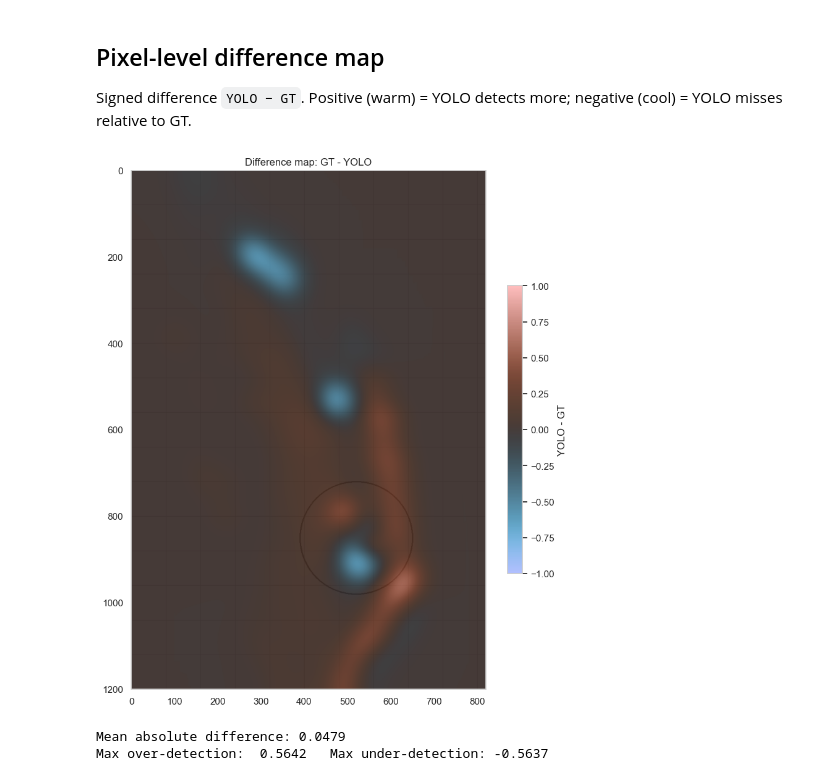
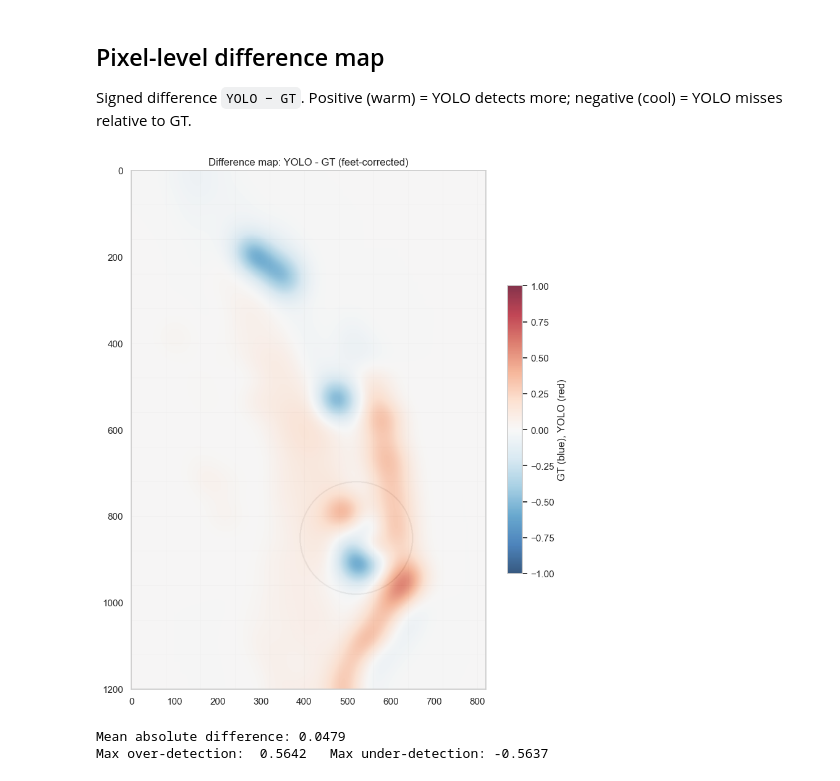
Before and after one commit to kcholyshere/Mall-heatmap, a Jupyter notebook: notebooks/06_ground_truth_validation.ipynb, the cells around one changed output. Saved outputs shown, nothing was run; the diff lists cells and outputs as text; code cells hidden in the pictures.

```diff
--- a/notebooks/06_ground_truth_validation.ipynb
+++ b/notebooks/06_ground_truth_validation.ipynb
@@ -143,20 +143,20 @@ negative (cool) = YOLO misses relative to GT.
 # %%
 diff = heatmap_yolo - heatmap_gt
 
 fig, ax = plt.subplots(figsize=(8, 12))
 ax.imshow(make_floor_canvas(), extent=[0, FLOOR_W, FLOOR_H, 0])
 im = ax.imshow(diff, extent=[0, FLOOR_W, FLOOR_H, 0],
-               cmap='berlin', alpha=0.8,
+               cmap='RdBu_r', alpha=0.8,
                vmin=-1, vmax=1)
-plt.colorbar(im, ax=ax, label='YOLO - GT', shrink=0.4)
+plt.colorbar(im, ax=ax, label='GT (blue), YOLO (red)', shrink=0.4)
 ax.grid(False)
-ax.set_title('Difference map: GT - YOLO', fontsize=12)
+ax.set_title('Difference map: YOLO - GT (feet-corrected)', fontsize=12)
 plt.tight_layout()
 plt.show()
 
 print(f'Mean absolute difference: {np.abs(diff).mean():.4f}')
 print(f'Max over-detection:  {diff.max():.4f}   Max under-detection: {diff.min():.4f}')
 # %% [output]
-[figure, old version]
+[figure, new version]
 Mean absolute difference: 0.0479
 Max over-detection:  0.5642   Max under-detection: -0.5637
```
Also changed, not shown: 2 other files.
